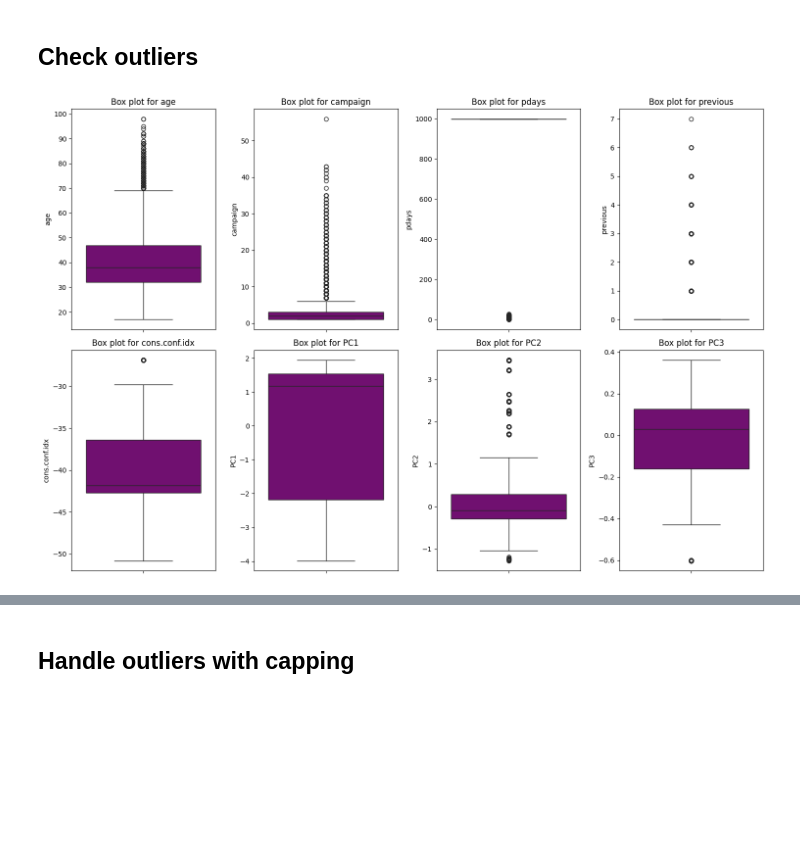
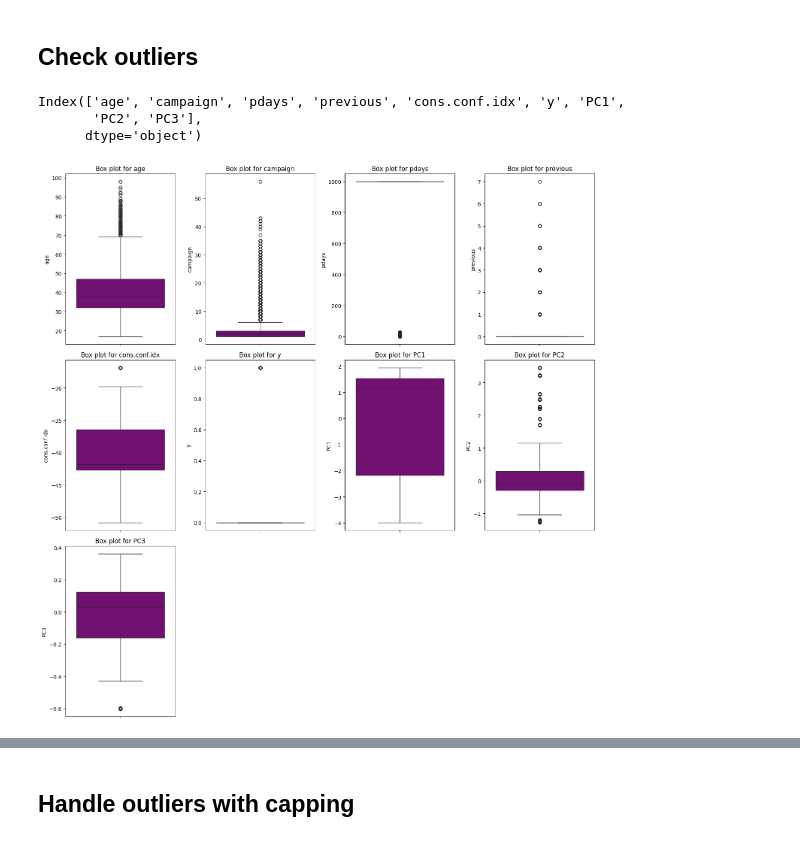
Before and after one commit to Mineth03/Client-Predicting, a Jupyter notebook: Preprocessing/DataPreprocessing.ipynb, the cells around one changed output, grey strips where cells are left out. Cells and saved outputs as stored; diff of their text form; code cells hidden in the pictures; blank space fills up the shorter version.

```diff
--- a/Preprocessing/DataPreprocessing.ipynb
+++ b/Preprocessing/DataPreprocessing.ipynb
@@ -125,3 +118,6 @@ plt.show()
 ## **Data distribution**
 # %% [markdown]
 ### **Categorical columns**
+# %%
+catCols = data.select_dtypes(include=['object', 'category']).columns
+catCols
@@ -156,2 +145,5 @@ plt.show()
 # %% [markdown]
 ### **Numerical columns**
+# %%
+numCols = data.select_dtypes(include=['int64', 'float64']).columns
+numCols
@@ -194,3 +176,6 @@ plt.show()
 ## **Data distribution respect to y**
 # %% [markdown]
 ### **Categorical columns**
+# %%
+catCols = catCols.drop("y")
+catCols
@@ -534,27 +508,22 @@ plt.show()
 # **Handle Outliers**
 # %% [markdown]
 ## **Check outliers**
+# %%
+data = pd.read_csv('DatasetDropped.csv')
+numCols = data.select_dtypes(include=['float64', 'int64']).columns
+numCols
+# %% [output]
+Index(['age', 'campaign', 'pdays', 'previous', 'cons.conf.idx', 'y', 'PC1',
+       'PC2', 'PC3'],
+      dtype='object')
 # %%
-data = pd.read_csv('DatasetDropped.csv')
-
-# Identify numerical columns
-numerical_columns = data.select_dtypes(include=['float64', 'int64']).columns
-
-# Calculate the number of rows needed to fit all subplots
-num_columns = 4
-num_rows = (len(numerical_columns) // num_columns) + (len(numerical_columns) % num_columns > 0)
-
-# Set up the plot
-plt.figure(figsize=(15, num_rows * 5))
-
-# Create a box plot for each numerical column
-for i, column in enumerate(numerical_columns, 1):
-    plt.subplot(num_rows, num_columns, i)  # Arrange plots in a grid with 4 columns
-    sns.boxplot(data=data[column], color='purple')
-    plt.title(f"Box plot for {column}")
-    plt.tight_layout()
-
-# Show the plot
+plt.figure(figsize=(15, 3 * 5))
+# Box-plots for each feature
+for i, column in enumerate(numCols, 1):
+  plt.subplot(3, 4, i)  # Arrange plots in a grid with 4 columns
+  sns.boxplot(data=data[column], color='purple')
+  plt.title(f"Box plot for {column}")
+  plt.tight_layout()
 plt.show()
 # %% [output]
-[figure, old version]
+[figure, new version]
```
Also changed, not shown: parts of 74 cells of this notebook.
